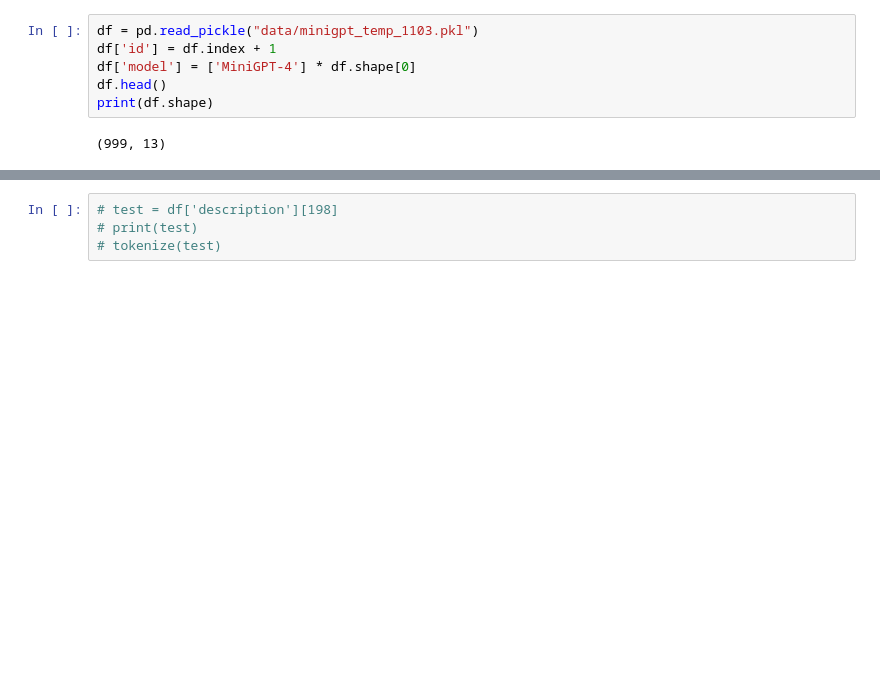
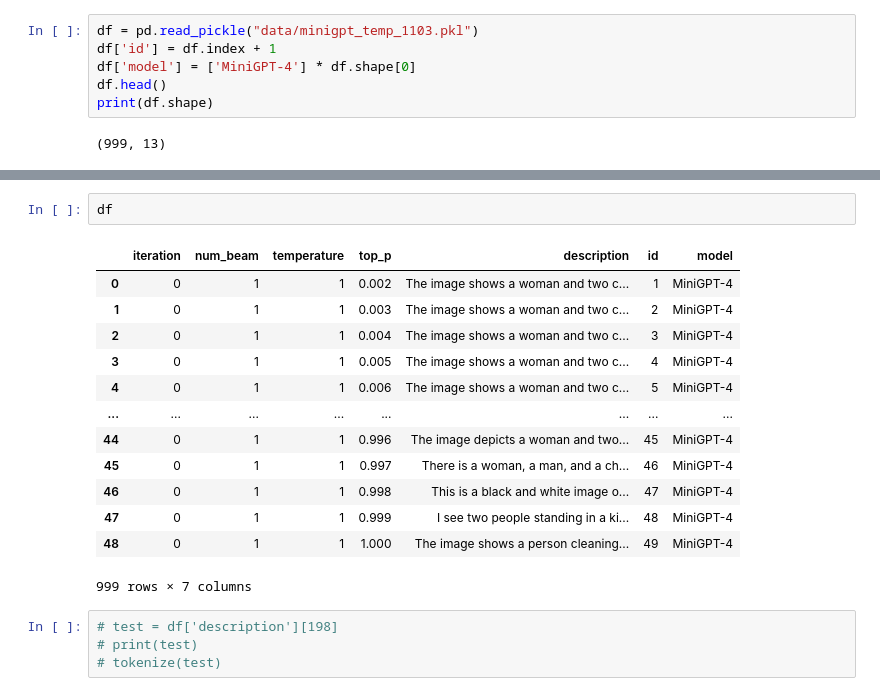
Before and after one commit to zimine/anlp23_project, a Jupyter notebook: project.ipynb, the cells around one changed output, grey strips where cells are left out. Saved outputs shown, nothing was run; the diff lists cells and outputs as text; blank space fills up the shorter version.

```diff
--- a/project.ipynb
+++ b/project.ipynb
@@ -183,3 +229,19 @@ print(df.shape)
+# %%
+df
+# %% [output]
+|  | iteration | num_beam | temperature | top_p | description | id | model |
+| 0 | 0 | 1 | 1 | 0.002 | The image shows a woman and two c... | 1 | MiniGPT-4 |
+| 1 | 0 | 1 | 1 | 0.003 | The image shows a woman and two c... | 2 | MiniGPT-4 |
+| 2 | 0 | 1 | 1 | 0.004 | The image shows a woman and two c... | 3 | MiniGPT-4 |
+| 3 | 0 | 1 | 1 | 0.005 | The image shows a woman and two c... | 4 | MiniGPT-4 |
+| 4 | 0 | 1 | 1 | 0.006 | The image shows a woman and two c... | 5 | MiniGPT-4 |
+| ... | ... | ... | ... | ... | ... | ... | ... |
+| 44 | 0 | 1 | 1 | 0.996 | The image depicts a woman and two... | 45 | MiniGPT-4 |
+| 45 | 0 | 1 | 1 | 0.997 | There is a woman, a man, and a ch... | 46 | MiniGPT-4 |
+| 46 | 0 | 1 | 1 | 0.998 | This is a black and white image o... | 47 | MiniGPT-4 |
+| 47 | 0 | 1 | 1 | 0.999 | I see two people standing in a ki... | 48 | MiniGPT-4 |
+| 48 | 0 | 1 | 1 | 1.000 | The image shows a person cleaning... | 49 | MiniGPT-4 |
+999 rows × 7 columns
 # %%
 # test = df['description'][198]
 # print(test)
```
Also changed, not shown: parts of 16 cells of this notebook, 22 other files.
